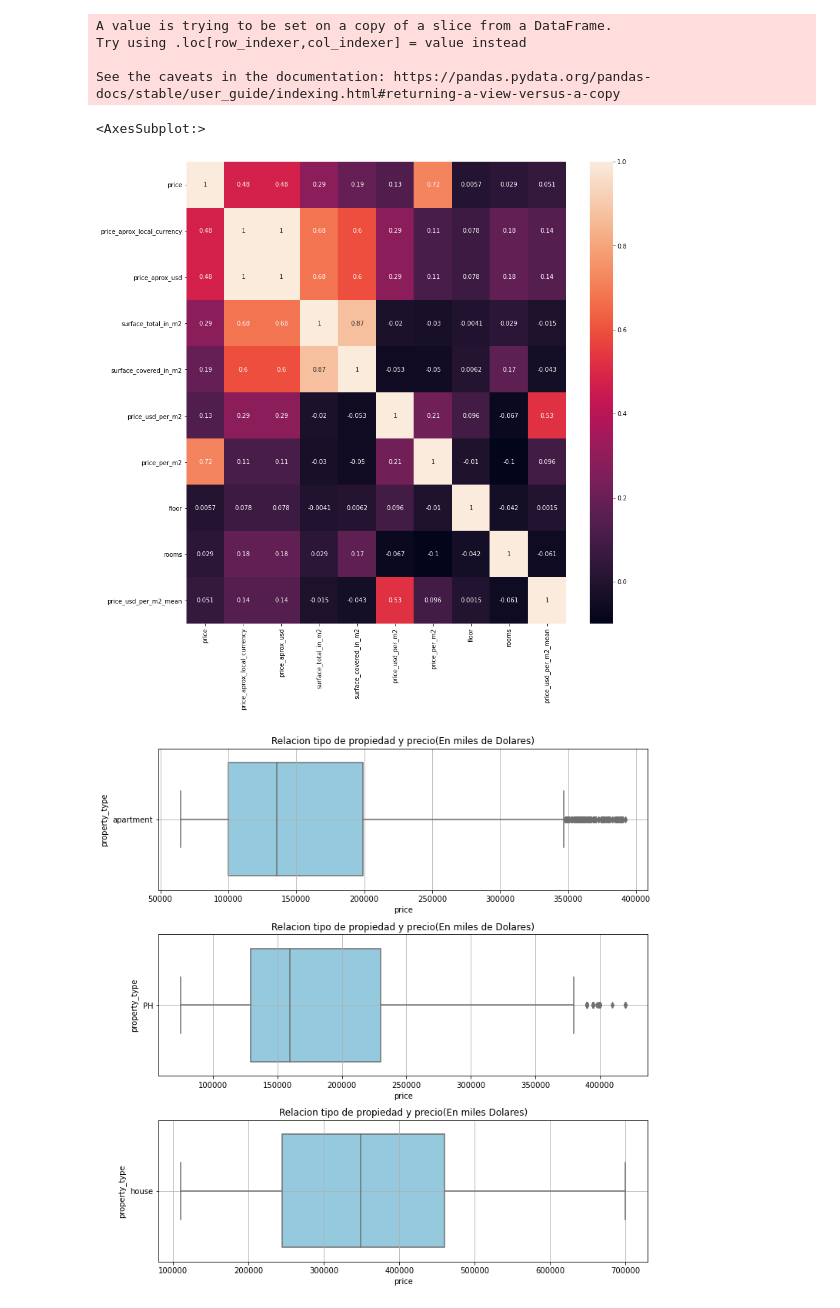
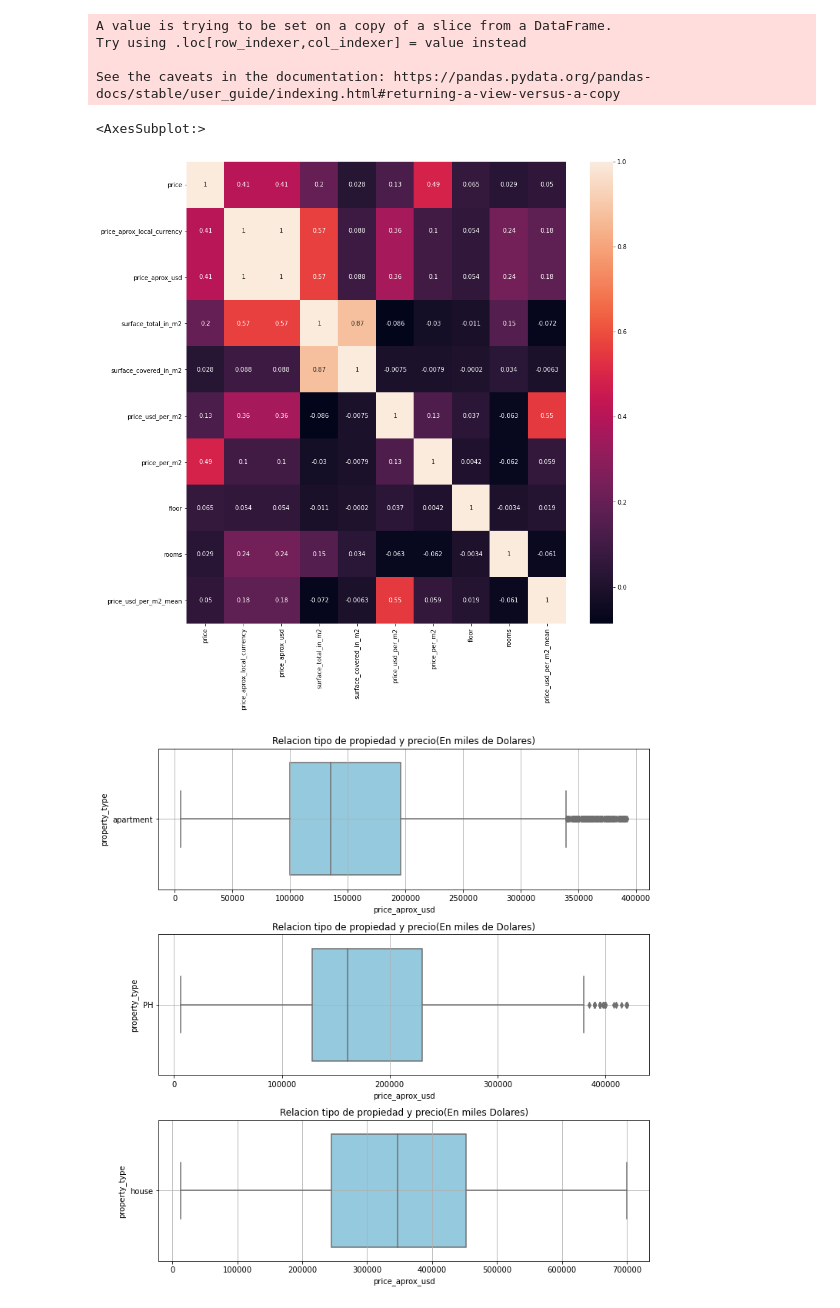
Before and after one commit to edgarevalo/DH-Workshop, a Jupyter notebook: Notebook limpio - comentado - no-modificar.ipynb, the cells around one changed output. Drawn from its saved outputs; the diff is of its cells as text; code cells hidden in the pictures.

```diff
--- a/Notebook limpio - comentado - no-modificar.ipynb
+++ b/Notebook limpio - comentado - no-modificar.ipynb
@@ -190,8 +190,8 @@ price_usd_per_m2_mean             0
 dtype: int64
 # %%
 #observamos que el campo un campo valioso para determinar el precio es el area de la propiedad
-#en este caso no podriamos hacer un promedio, procedemos a removerla surface_total_in_m2
-propiedades_capital3=propiedades_capital2.dropna(axis=0,how='any',subset=['surface_total_in_m2'])
+#en este caso no podriamos hacer un promedio, procedemos a removerla surface_covered_in_m2
+propiedades_capital3=propiedades_capital2.dropna(axis=0,how='any',subset=['surface_covered_in_m2'])
 propiedades_capital3.isna().sum()
 # %% [output]
 Unnamed: 0                        0
@@ -269,26 +277,26 @@ fig =plt.subplots(figsize=(14,14))
 sns.heatmap(propiedades_capital_limpio.corr(), annot=True)
 # %% [output]
 <AxesSubplot:>
-[figure, old version]
+[figure, new version]
 # %%
-propiedades_capital_limpio=propiedades_capital_limpio.dropna(axis=0,how='any',subset=['price'])
-
+#Utilizamos estos boxplot para analizar la relacion entre los tipos de propiedad y los precios en dolares
+propiedades_capital_limpio=propiedades_capital_limpio.dropna(axis=0,how='any',subset=['price_aprox_usd'])
 dptos=propiedades_capital_limpio[propiedades_capital_limpio["property_type"]=="apartment"]
 phs=propiedades_capital_limpio[propiedades_capital_limpio["property_type"]=="PH"]
 casas=propiedades_capital_limpio[propiedades_capital_limpio["property_type"]=="house"]
 dptos= dptos[(dptos.price <= 392500.0) & (dptos.price >=65000.0) ]
 phs=phs[(phs.price <= 428500.0) & (phs.price >=75000.0) ]
 casas=casas[(casas.price <= 706000.0) & (casas.price >=110000.0) ]
 figure,(ax1,ax2,ax3) = plt.subplots(3,constrained_layout=True,figsize=(10,10))
 ax1.set_title("Relacion tipo de propiedad y precio(En miles de Dolares)")
 ax2.set_title("Relacion tipo de propiedad y precio(En miles de Dolares)")
 ax3.set_title("Relacion tipo de propiedad y precio(En miles Dolares)")
-sns.boxplot(data=dptos,x="price",y="property_type",ax=ax1, color='skyblue')
-sns.boxplot(data=phs,x="price",y="property_type",ax=ax2, color='skyblue')
-sns.boxplot(data=casas,x="price",y="property_type",ax=ax3, color='skyblue')
+sns.boxplot(data=dptos,x="price_aprox_usd",y="property_type",ax=ax1, color='skyblue')
+sns.boxplot(data=phs,x="price_aprox_usd",y="property_type",ax=ax2, color='skyblue')
+sns.boxplot(data=casas,x="price_aprox_usd",y="property_type",ax=ax3, color='skyblue')
 ax1.grid()
 ax2.grid()
 ax3.grid()
 plt.show()
 # %% [output]
-[figure, old version]
+[figure, new version]
```
Also changed, not shown: parts of 15 cells of this notebook.
